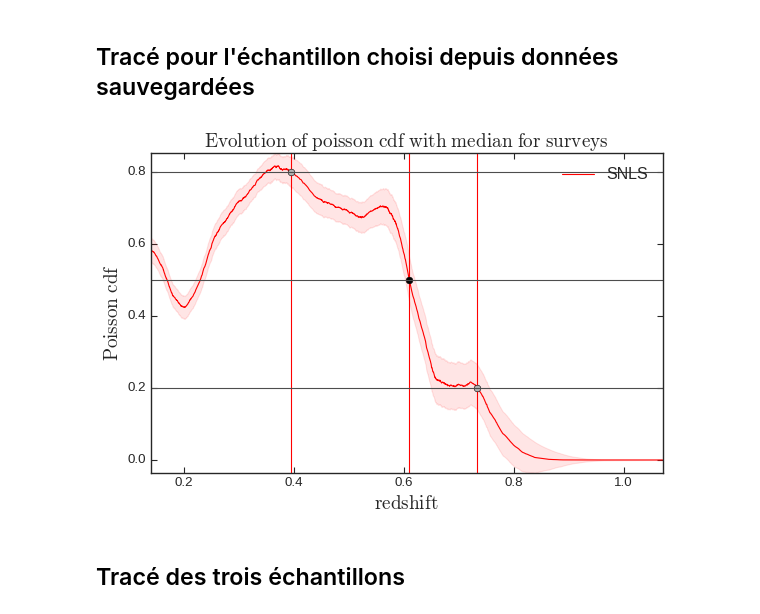
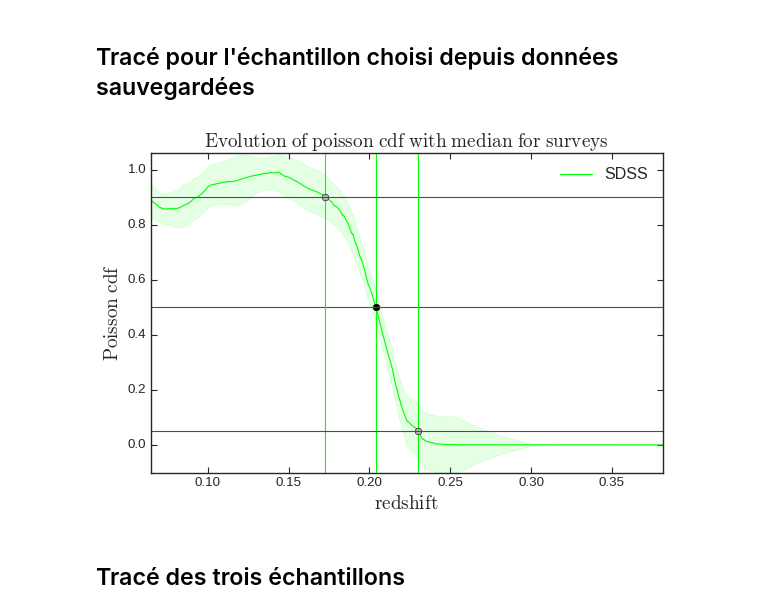
Before and after one commit to Nora-n/variaIa, a Jupyter notebook: notebooks/plots_determination_zmax.ipynb, the cells around one changed output. Saved outputs shown, nothing was run; the diff lists cells and outputs as text; code cells hidden in the pictures.

```diff
--- a/notebooks/plots_determination_zmax.ipynb
+++ b/notebooks/plots_determination_zmax.ipynb
@@ -89,22 +89,22 @@ baserate.zmax_pshow(z_lin, med, std, maxx, itsc[su.value], True, True)
 # %%
 reload(baserate)
 
-with open('../Data/zmax_0802_result', 'rb') as f:
+with open('../Data/zmax_spec_result', 'rb') as f:
     z_lins, meds, stds, z_max, itsc = pickle.load(f)
 
 z_lins_one = {su.value: z_lins[su.value]}
 meds_one = {su.value: meds[su.value]}
 stds_one = {su.value: stds[su.value]}
 z_max_one = {su.value: z_max[su.value]}
 
 baserate.zmax_pshow(z_lins_one, meds_one, stds_one, z_max_one,
                     itsc, True, True)
 
 fig=plt.gcf()
 #fig.savefig('/home/nora/Documents/Thèse/Images/zmax_' + str(su.value) +
 #'_095_stds_point.pdf', bbox_inches='tight')
 # %% [output]
-[figure, old version]
+[figure, new version]
 # %% [markdown]
 ## Tracé des trois échantillons
 # %% [markdown]
```
Also changed, not shown: parts of 3 cells of this notebook, 4 other files.
